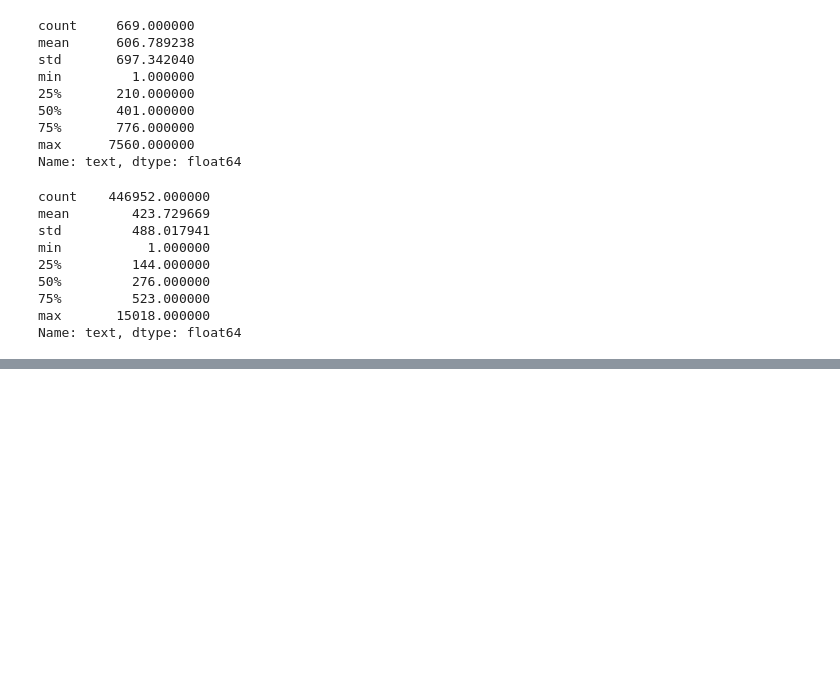
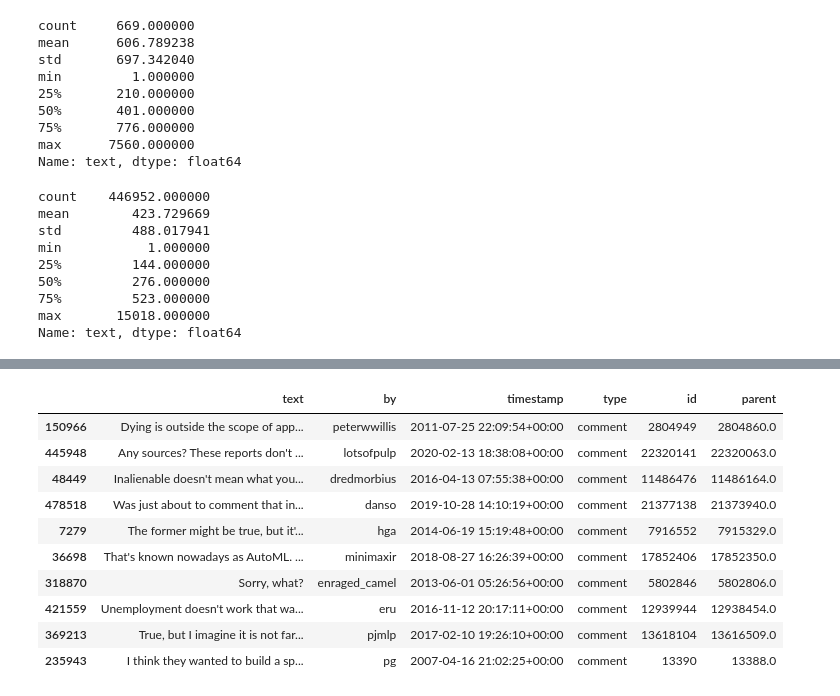
Before and after one commit to Build-Week-SaltiestHackerNewsTrolls2/ds, a Jupyter notebook: Saltiest_Hacker_Pandas_DF_and_Data_Cleaning.ipynb, the cells around one changed output, grey strips where cells are left out. Saved outputs shown, nothing was run; the diff lists cells and outputs as text; code cells hidden in the pictures; blank space fills up the shorter version.

```diff
--- a/Saltiest_Hacker_Pandas_DF_and_Data_Cleaning.ipynb
+++ b/Saltiest_Hacker_Pandas_DF_and_Data_Cleaning.ipynb
@@ -164,0 +171,7 @@ SyntaxError: ignored
+# %%
+#only 507 comments with 5 characters or less, upon analysis doesn't look like they provide much context,
+#not helpful for model analysis so drop comments with 5 words or less
+
+# take only the rows whose text column's length is greater than five
+# this also removes the texts that are None
+clean_df = clean_df[clean_df['text'].str.len() > 5]
@@ -164,0 +199,39 @@ SyntaxError: ignored
+# %%
+# Use BS on a single piece of text to remove strange chars and URLs and tags
+from bs4 import BeautifulSoup
+
+def clean_soup(text):
+    # make a soup - this takes care of strange characters
+    soup = BeautifulSoup(text, "html.parser")
+
+    # delete <a> tags as they contain URLs -- remember <a href="url_here">
+    # tags contain URLs
+    for s in soup.select('a'):
+       s.extract()
+
+    # the soup contains <p> tags -- here we get rid of those and join them with spaces
+    strings = soup.find_all(text=True, recursive=True)
+    result = ' '.join(strings)
+
+    return result
+# %%
+# Apply that to each comment/story text
+clean_text = clean_df['text'].apply(clean_soup)
+# %%
+clean_df['text'] = clean_text
+# %%
+import pandas as pd
+pd.options.display.max_colwidth = 100
+clean_df.sample(10)
+# %% [output]
+|  | text | by | timestamp | type | id | parent |
+| 150966 | Dying is outside the scope of app... | peterwwillis | 2011-07-25 22:09:54+00:00 | comment | 2804949 | 2804860.0 |
+| 445948 | Any sources? These reports don't ... | lotsofpulp | 2020-02-13 18:38:08+00:00 | comment | 22320141 | 22320063.0 |
+| 48449 | Inalienable doesn't mean what you... | dredmorbius | 2016-04-13 07:55:38+00:00 | comment | 11486476 | 11486164.0 |
+| 478518 | Was just about to comment that in... | danso | 2019-10-28 14:10:19+00:00 | comment | 21377138 | 21373940.0 |
+| 7279 | The former might be true, but it'... | hga | 2014-06-19 15:19:48+00:00 | comment | 7916552 | 7915329.0 |
+| 36698 | That's known nowadays as AutoML. ... | minimaxir | 2018-08-27 16:26:39+00:00 | comment | 17852406 | 17852350.0 |
+| 318870 | Sorry, what? | enraged_camel | 2013-06-01 05:26:56+00:00 | comment | 5802846 | 5802806.0 |
+| 421559 | Unemployment doesn't work that wa... | eru | 2016-11-12 20:17:11+00:00 | comment | 12939944 | 12938454.0 |
+| 369213 | True, but I imagine it is not far... | pjmlp | 2017-02-10 19:26:10+00:00 | comment | 13618104 | 13616509.0 |
+| 235943 | I think they wanted to build a sp... | pg | 2007-04-16 21:02:25+00:00 | comment | 13390 | 13388.0 |
```
Also changed, not shown: parts of 11 cells of this notebook.
